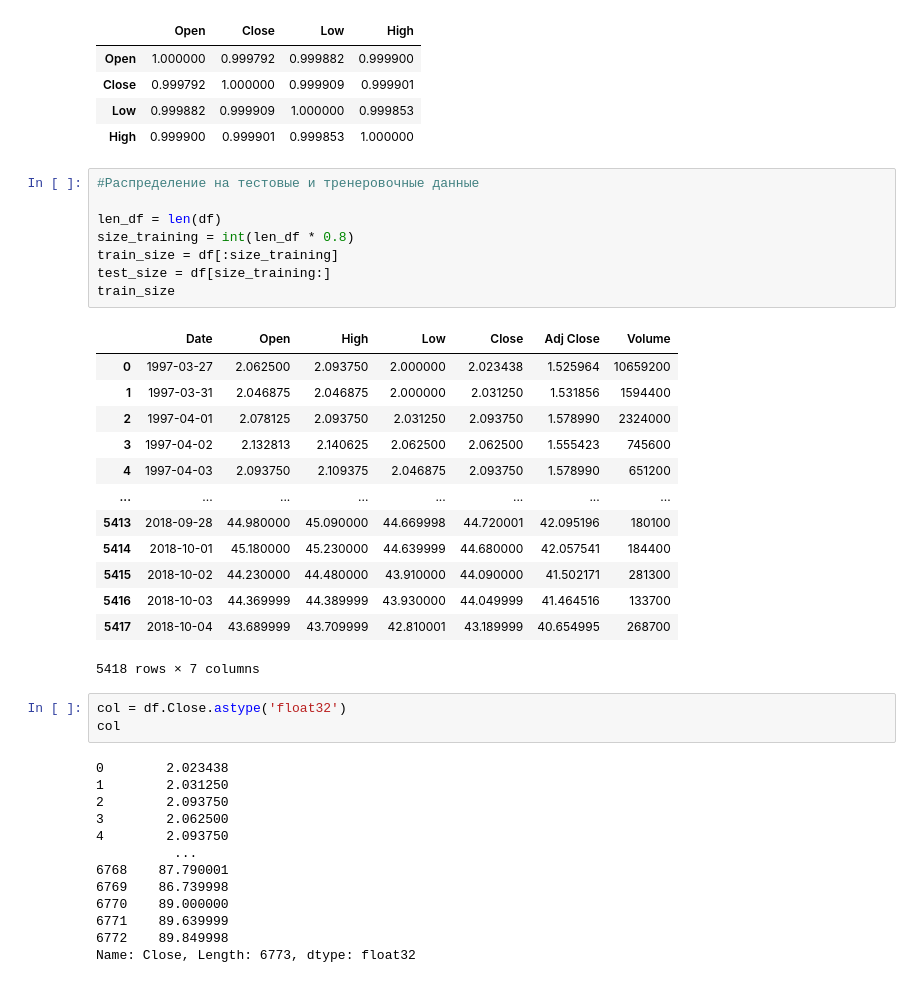
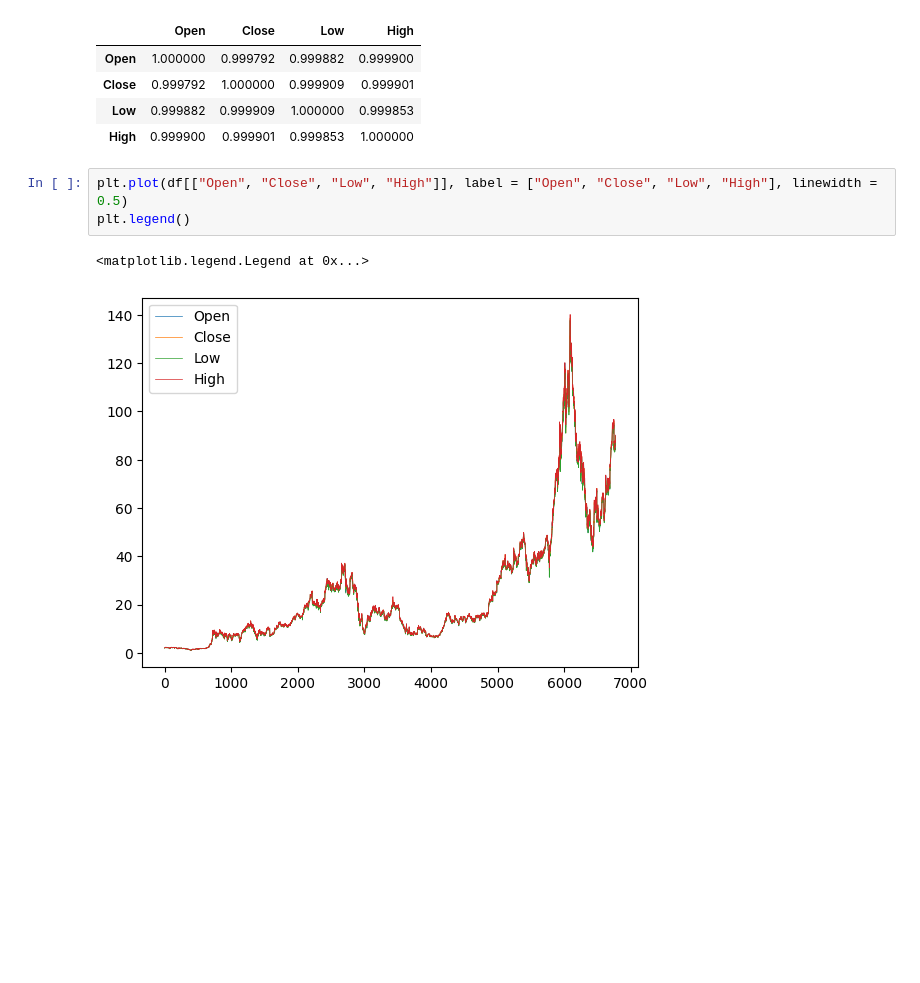
Before and after one commit to Mjorni/ML_Trading, a Jupyter notebook: main.ipynb, the cells around one changed output. Saved outputs shown, nothing was run; the diff lists cells and outputs as text; blank space fills up the shorter version.

Commit message:
add model and training

```diff
--- a/main.ipynb
+++ b/main.ipynb
@@ -40,44 +58,12 @@ df[["Open", "Close", "Low", "High"]].corr()
 | Close | 0.999792 | 1.000000 | 0.999909 | 0.999901 |
 | Low | 0.999882 | 0.999909 | 1.000000 | 0.999853 |
 | High | 0.999900 | 0.999901 | 0.999853 | 1.000000 |
-# %%
-#Распределение на тестовые и тренеровочные данные
-
-len_df = len(df)
-size_training = int(len_df * 0.8)
-train_size = df[:size_training]
-test_size = df[size_training:]
-train_size
-# %% [output]
-|  | Date | Open | High | Low | Close | Adj Close | Volume |
-| 0 | 1997-03-27 | 2.062500 | 2.093750 | 2.000000 | 2.023438 | 1.525964 | 10659200 |
-| 1 | 1997-03-31 | 2.046875 | 2.046875 | 2.000000 | 2.031250 | 1.531856 | 1594400 |
-| 2 | 1997-04-01 | 2.078125 | 2.093750 | 2.031250 | 2.093750 | 1.578990 | 2324000 |
-| 3 | 1997-04-02 | 2.132813 | 2.140625 | 2.062500 | 2.062500 | 1.555423 | 745600 |
-| 4 | 1997-04-03 | 2.093750 | 2.109375 | 2.046875 | 2.093750 | 1.578990 | 651200 |
-| ... | ... | ... | ... | ... | ... | ... | ... |
-| 5413 | 2018-09-28 | 44.980000 | 45.090000 | 44.669998 | 44.720001 | 42.095196 | 180100 |
-| 5414 | 2018-10-01 | 45.180000 | 45.230000 | 44.639999 | 44.680000 | 42.057541 | 184400 |
-| 5415 | 2018-10-02 | 44.230000 | 44.480000 | 43.910000 | 44.090000 | 41.502171 | 281300 |
-| 5416 | 2018-10-03 | 44.369999 | 44.389999 | 43.930000 | 44.049999 | 41.464516 | 133700 |
-| 5417 | 2018-10-04 | 43.689999 | 43.709999 | 42.810001 | 43.189999 | 40.654995 | 268700 |
-5418 rows × 7 columns
-# %%
-col = df.Close.astype('float32')
-col
-# %% [output]
-0        2.023438
-1        2.031250
-2        2.093750
-3        2.062500
-4        2.093750
-          ...
-6768    87.790001
-6769    86.739998
-6770    89.000000
-6771    89.639999
-6772    89.849998
-Name: Close, Length: 6773, dtype: float32
+# %%
+plt.plot(df[["Open", "Close", "Low", "High"]], label = ["Open", "Close", "Low", "High"], linewidth = 0.5)
+plt.legend()
+# %% [output]
+<matplotlib.legend.Legend at 0x...>
+[figure, added]
 # %%
 #   Разделение данных на тестовые и тренеровочные
 def stab_data(name_col):
```
Also changed, not shown: parts of 8 cells of this notebook.
